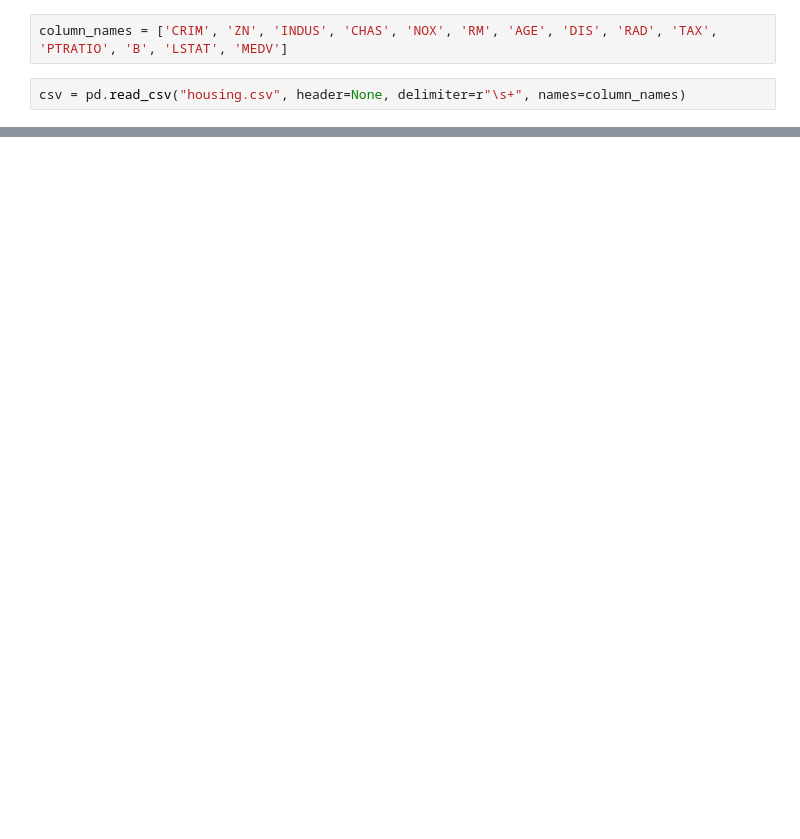
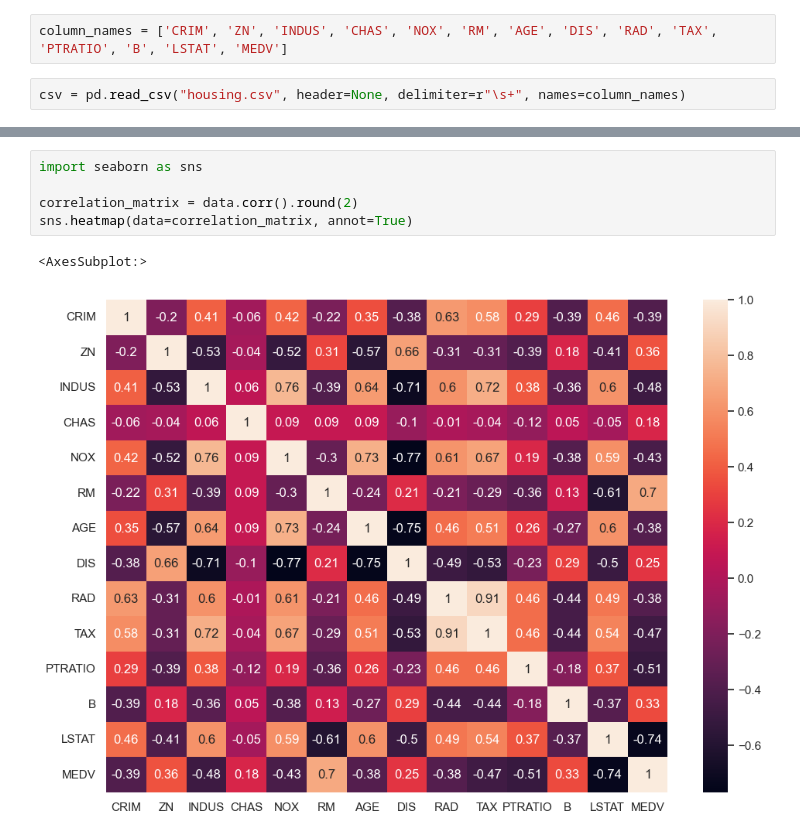
Before and after one commit to emre-bl/boston-house-prices, a Jupyter notebook: test.ipynb, the cells around one changed output, grey strips where cells are left out. Drawn from its saved outputs; the diff is of its cells as text; blank space fills up the shorter version.

```diff
--- a/test.ipynb
+++ b/test.ipynb
@@ -9 +45,9 @@ df = pd.DataFrame(csv)
+# %%
+import seaborn as sns
+
+correlation_matrix = data.corr().round(2)
+sns.heatmap(data=correlation_matrix, annot=True)
+# %% [output]
+<AxesSubplot:>
+[figure, added]
 # %%
```
Also changed, not shown: parts of 29 cells of this notebook.
